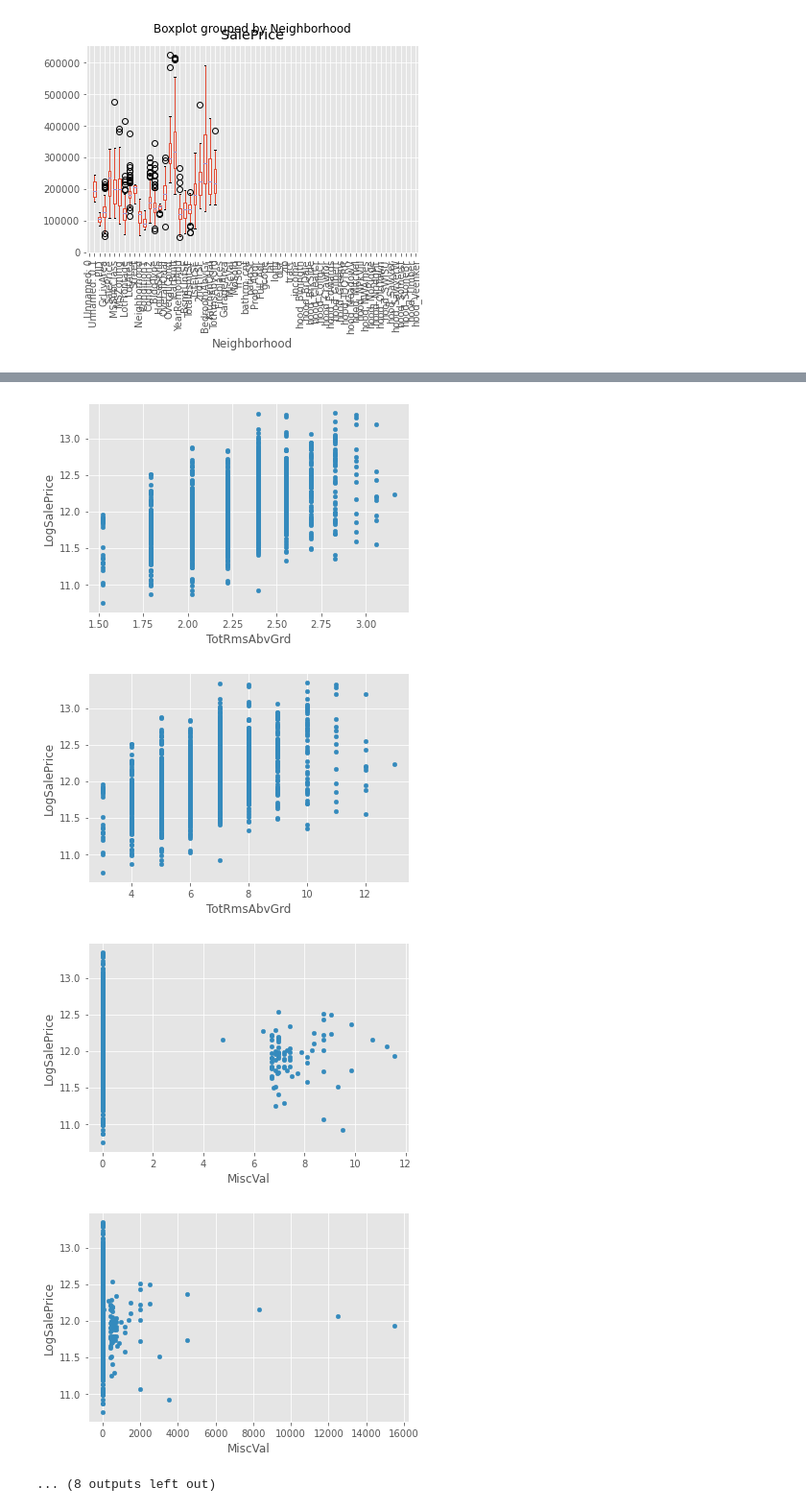
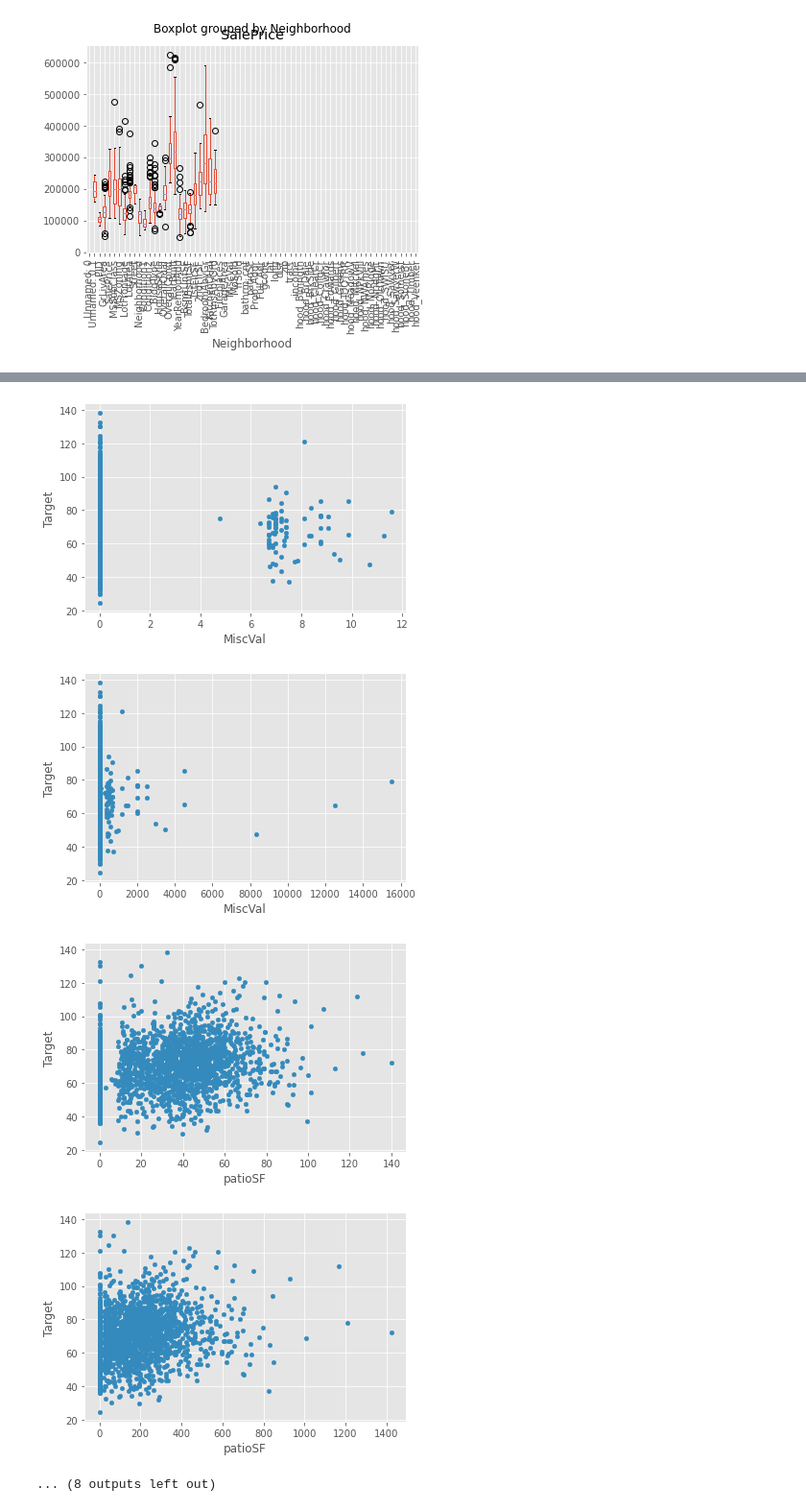
Before and after one commit to jonahsg/ML_housing_price, a Jupyter notebook: Feature_Selection_Mike.ipynb, the cells around one changed output, grey strips where cells are left out. Shown at 96% size. Saved outputs shown, nothing was run; the diff lists cells and outputs as text; code cells hidden in the pictures.

```diff
--- a/Feature_Selection_Mike.ipynb
+++ b/Feature_Selection_Mike.ipynb
@@ -91,0 +59,4 @@ train['LogSalePrice'].hist()
+# %%
+Y = pd.DataFrame(Y)
+Y.columns = ['Target']
+Y.columns
@@ -91,0 +65,3 @@ train['LogSalePrice'].hist()
+# %%
+train = pd.concat([train,Y], axis =1 )
+train.columns
@@ -217,10 +122,0 @@ tt.plot.scatter(x = 'LotArea_', y= 'LogSalePrice')
-# %%
-X_T = X1['LotFrontage']
-lam = boxcox_normmax(X1['LotFrontage'] + 1)
-print(lam)
-tt = pd.DataFrame()
-tt.loc[:, 'LotFrontage_'] = boxcox1p(X_T, lam)
-tt['LogSalePrice'] = train['LogSalePrice']
-tt['SalePrice'] = Y
-tt.plot.scatter(x = 'LotFrontage_', y= 'LogSalePrice')
-# Remove LotFrontage and keep LotArea
@@ -231,16 +123,16 @@ tt.plot.scatter(x = 'LotFrontage_', y= 'LogSalePrice')
 # %%
 def transform(DF):
     df_T = pd.DataFrame()
-    df_T['LogSalePrice'] = train['LogSalePrice']
+    df_T['Target'] = train['Target']
     for feature in DF.columns:
         X_T = DF.loc[:, feature]
         lam = boxcox_normmax(X_T + 1)
         print(f'lambda of {feature} = {lam}')
         tt = pd.DataFrame()
-        tt['LogSalePrice'] = train['LogSalePrice']
-        tt['SalePrice'] = Y
+        tt['Target'] = train['Target']
+        tt['Target'] = Y
         tt.loc[:, feature] = boxcox1p(X_T, lam)
         df_T = pd.concat([df_T, tt.loc[:, feature]], axis = 1)
-        print(tt.plot.scatter(x = feature, y= 'LogSalePrice'))
-        print(train.plot.scatter(x = feature, y= 'LogSalePrice'))
+        print(tt.plot.scatter(x = feature, y= 'Target'))
+        print(train.plot.scatter(x = feature, y= 'Target'))
     return df_T
@@ -265,6 +139,6 @@ Index(['LotFrontage', 'LotArea', 'OverallQual', 'OverallCond', 'YearRemodAdd',
 # %%
-X_t = X1[['LotFrontage', 'LotArea', 'BsmtUnfSF', 'TotRmsAbvGrd', 'MiscVal', 'patioSF',
-          'dist', 'income', 'FinBsmtSF']]
+X_t = X1[['LotFrontage', 'LotArea', 'GarageArea', 'MiscVal','patioSF',
+          'dist','TotalBsmtSF', 'Bsmt_ratio', 'Bedr_ratio']]
 tt = transform(X_t)
 # %% [output]
 lambda of LotFrontage = 0.7017927304527534
@@ -303,5 +177,5 @@ AxesSubplot(0.125,0.125;0.775x0.755)
-[figure, old version]
+[figure, new version]
-[figure, old version]
+[figure, new version]
-[figure, old version]
+[figure, new version]
-[figure, old version]
+[figure, new version]
 ... (8 outputs left out)
```
Also changed, not shown: parts of 36 cells of this notebook, 5 other files.
